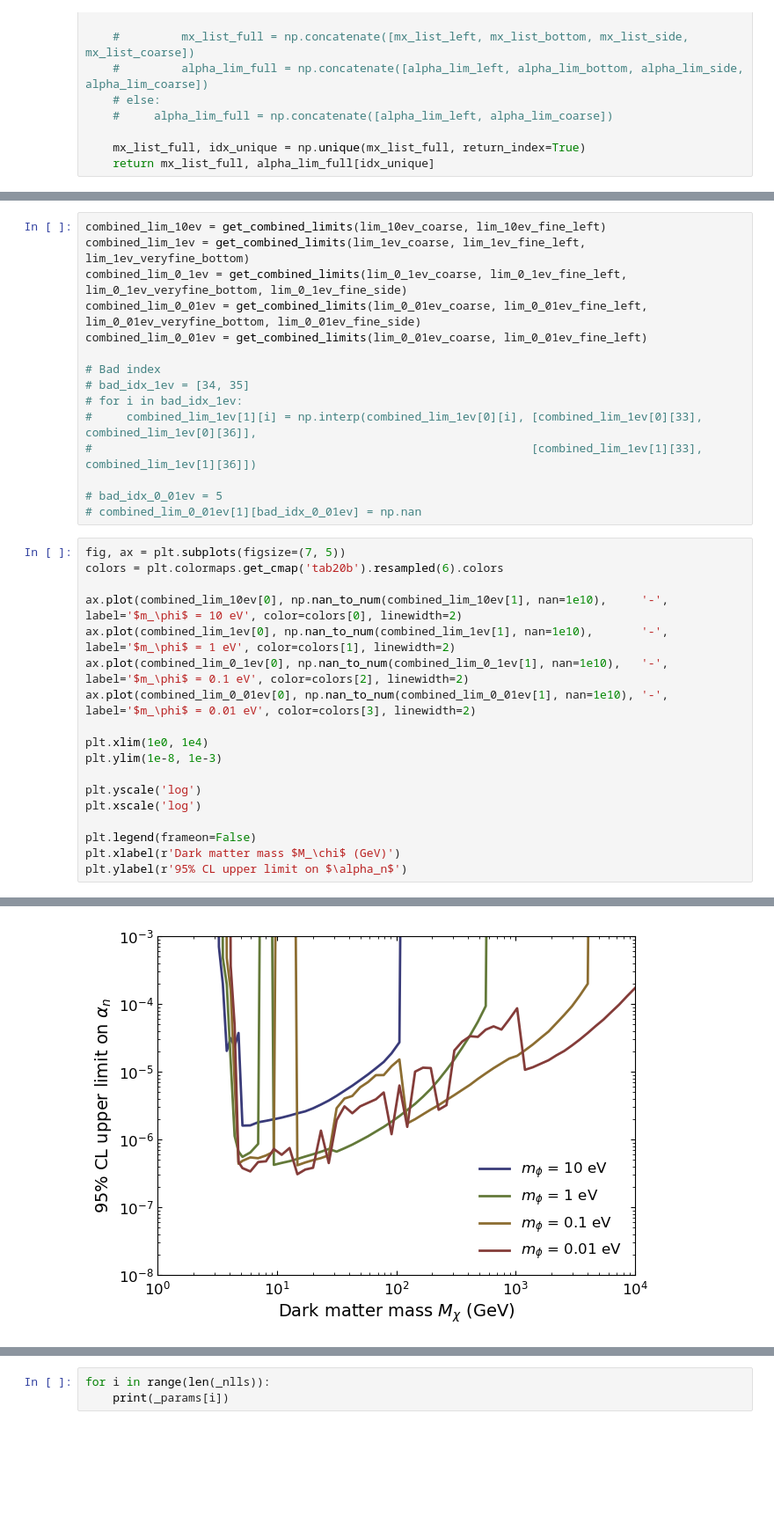
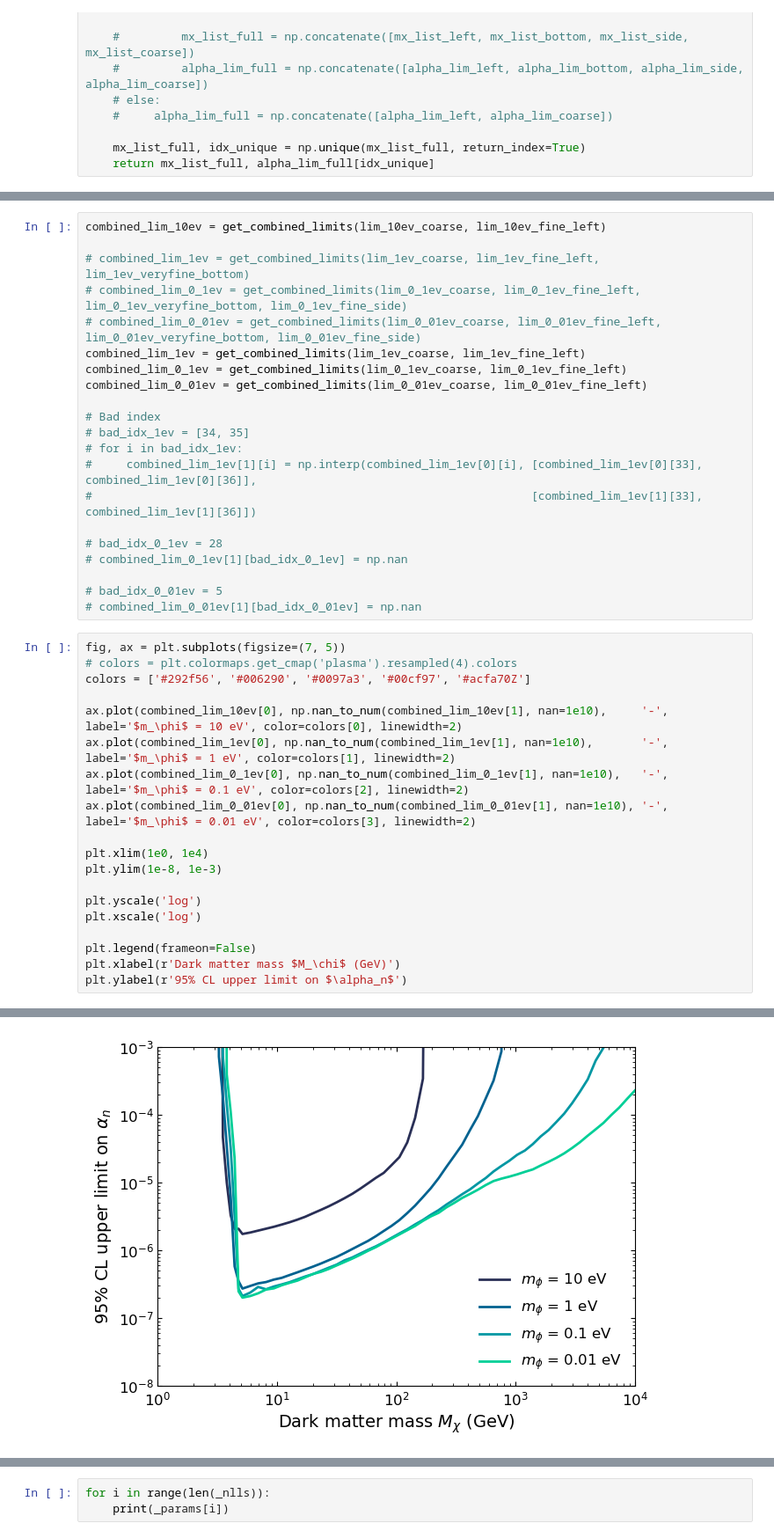
Before and after one commit to yuhants/dm_nanospheres, a Jupyter notebook: analysis_notebooks/sphere_20250103_dm_analysis.ipynb, the cells around one changed output, grey strips where cells are left out. Shown at 88% size. Cells and saved outputs as stored; diff of their text form; blank space fills up the shorter version.

```diff
--- a/analysis_notebooks/sphere_20250103_dm_analysis.ipynb
+++ b/analysis_notebooks/sphere_20250103_dm_analysis.ipynb
@@ -430,9 +426,12 @@ lim_0_1ev_fine_side = get_alpha_limits(0.1, 'sphere_20250103', 'fine_side')
 lim_0_01ev_fine_side = get_alpha_limits(0.01, 'sphere_20250103', 'fine_side')
 # %%
 combined_lim_10ev = get_combined_limits(lim_10ev_coarse, lim_10ev_fine_left)
-combined_lim_1ev = get_combined_limits(lim_1ev_coarse, lim_1ev_fine_left, lim_1ev_veryfine_bottom)
-combined_lim_0_1ev = get_combined_limits(lim_0_1ev_coarse, lim_0_1ev_fine_left, lim_0_1ev_veryfine_bottom, lim_0_1ev_fine_side)
-combined_lim_0_01ev = get_combined_limits(lim_0_01ev_coarse, lim_0_01ev_fine_left, lim_0_01ev_veryfine_bottom, lim_0_01ev_fine_side)
+
+# combined_lim_1ev = get_combined_limits(lim_1ev_coarse, lim_1ev_fine_left, lim_1ev_veryfine_bottom)
+# combined_lim_0_1ev = get_combined_limits(lim_0_1ev_coarse, lim_0_1ev_fine_left, lim_0_1ev_veryfine_bottom, lim_0_1ev_fine_side)
+# combined_lim_0_01ev = get_combined_limits(lim_0_01ev_coarse, lim_0_01ev_fine_left, lim_0_01ev_veryfine_bottom, lim_0_01ev_fine_side)
+combined_lim_1ev = get_combined_limits(lim_1ev_coarse, lim_1ev_fine_left)
+combined_lim_0_1ev = get_combined_limits(lim_0_1ev_coarse, lim_0_1ev_fine_left)
 combined_lim_0_01ev = get_combined_limits(lim_0_01ev_coarse, lim_0_01ev_fine_left)
 
 # Bad index
@@ -441,26 +440,30 @@ combined_lim_0_01ev = get_combined_limits(lim_0_01ev_coarse, lim_0_01ev_fine_lef
 #     combined_lim_1ev[1][i] = np.interp(combined_lim_1ev[0][i], [combined_lim_1ev[0][33], combined_lim_1ev[0][36]],
 #                                                                [combined_lim_1ev[1][33], combined_lim_1ev[1][36]])
 
+# bad_idx_0_1ev = 28
+# combined_lim_0_1ev[1][bad_idx_0_1ev] = np.nan
+
 # bad_idx_0_01ev = 5
 # combined_lim_0_01ev[1][bad_idx_0_01ev] = np.nan
 # %%
 fig, ax = plt.subplots(figsize=(7, 5))
-colors = plt.colormaps.get_cmap('tab20b').resampled(6).colors
+# colors = plt.colormaps.get_cmap('plasma').resampled(4).colors
+colors = ['#292f56', '#006290', '#0097a3', '#00cf97', '#acfa70Z']
 
 ax.plot(combined_lim_10ev[0], np.nan_to_num(combined_lim_10ev[1], nan=1e10),     '-', label='$m_\phi$ = 10 eV', color=colors[0], linewidth=2)
 ax.plot(combined_lim_1ev[0], np.nan_to_num(combined_lim_1ev[1], nan=1e10),       '-', label='$m_\phi$ = 1 eV', color=colors[1], linewidth=2)
 ax.plot(combined_lim_0_1ev[0], np.nan_to_num(combined_lim_0_1ev[1], nan=1e10),   '-', label='$m_\phi$ = 0.1 eV', color=colors[2], linewidth=2)
 ax.plot(combined_lim_0_01ev[0], np.nan_to_num(combined_lim_0_01ev[1], nan=1e10), '-', label='$m_\phi$ = 0.01 eV', color=colors[3], linewidth=2)
 
 plt.xlim(1e0, 1e4)
 plt.ylim(1e-8, 1e-3)
 
 plt.yscale('log')
 plt.xscale('log')
 
 plt.legend(frameon=False)
 plt.xlabel(r'Dark matter mass $M_\chi$ (GeV)')
 plt.ylabel(r'95% CL upper limit on $\alpha_n$')
 # %% [output]
 Text(0, 0.5, '95% CL upper limit on $\\alpha_n$')
-[figure, old version]
+[figure, new version]
```
Also changed, not shown: parts of 12 cells of this notebook, 56 other files.
